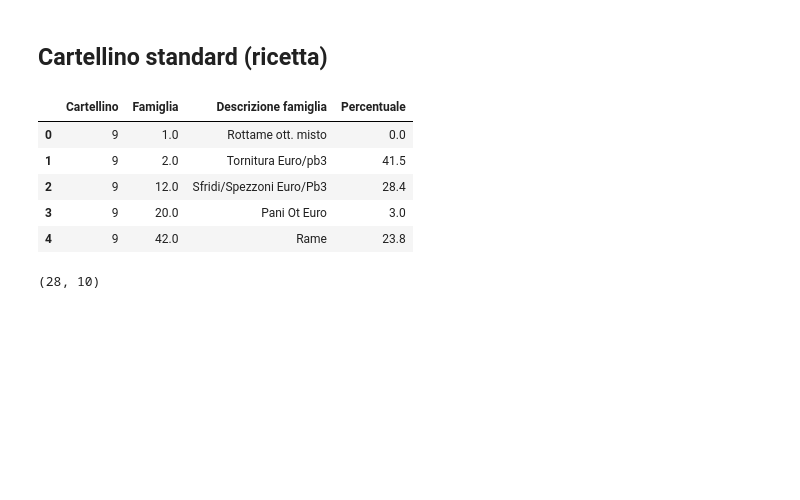
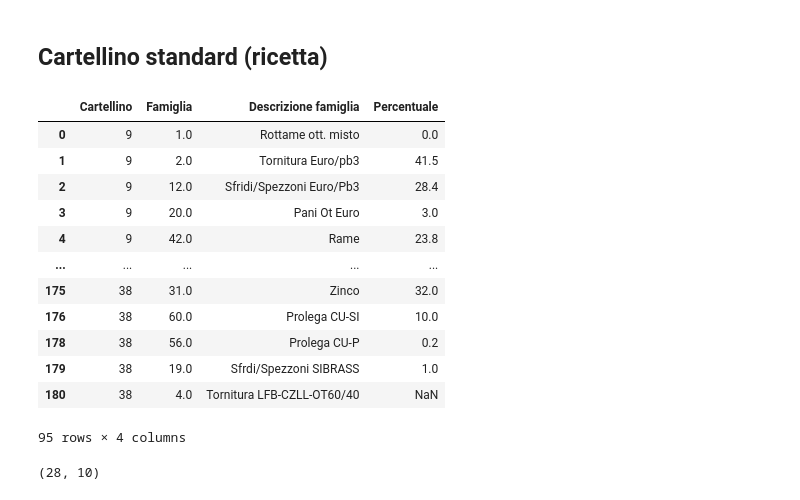
Before and after one commit to PicciMarioRegesta/almag.ottimizzazione-produzione, a Jupyter notebook: importazione.ipynb, the cells around one changed output. Cells and saved outputs as stored; diff of their text form; code cells hidden in the pictures; blank space fills up the shorter version.

```diff
--- a/importazione.ipynb
+++ b/importazione.ipynb
@@ -84,20 +101,27 @@ array([1.24738200e+06, 7.45912877e+07, 3.14792787e+06, 1.60764660e+06,
 # %%
 cart_df_raw = pd.read_excel(
     input_filepath,
     sheet_name="Cartellino Standard"
 )
 
 cart_df_raw = cart_df_raw[cart_df_raw['Cartellino'].isin(prod_df['Cartellino'])]
 cart_df_raw = cart_df_raw[cart_df_raw['Famiglia'].isin(cons_df['Famiglia'])]
 
-cart_df_raw.head()
+cart_df_raw
 # %% [output]
 |  | Cartellino | Famiglia | Descrizione famiglia | Percentuale |
 | 0 | 9 | 1.0 | Rottame ott. misto | 0.0 |
 | 1 | 9 | 2.0 | Tornitura Euro/pb3 | 41.5 |
 | 2 | 9 | 12.0 | Sfridi/Spezzoni Euro/Pb3 | 28.4 |
 | 3 | 9 | 20.0 | Pani Ot Euro | 3.0 |
 | 4 | 9 | 42.0 | Rame | 23.8 |
+| ... | ... | ... | ... | ... |
+| 175 | 38 | 31.0 | Zinco | 32.0 |
+| 176 | 38 | 60.0 | Prolega CU-SI | 10.0 |
+| 178 | 38 | 56.0 | Prolega CU-P | 0.2 |
+| 179 | 38 | 19.0 | Sfrdi/Spezzoni SIBRASS | 1.0 |
+| 180 | 38 | 4.0 | Tornitura LFB-CZLL-OT60/40 | NaN |
+95 rows × 4 columns
 # %%
 cart_df = cart_df_raw[['Cartellino', 'Famiglia', 'Percentuale']].reset_index().pivot_table(
     index=['Famiglia'],
```
Also changed, not shown: parts of 12 cells of this notebook, 3 other files.
